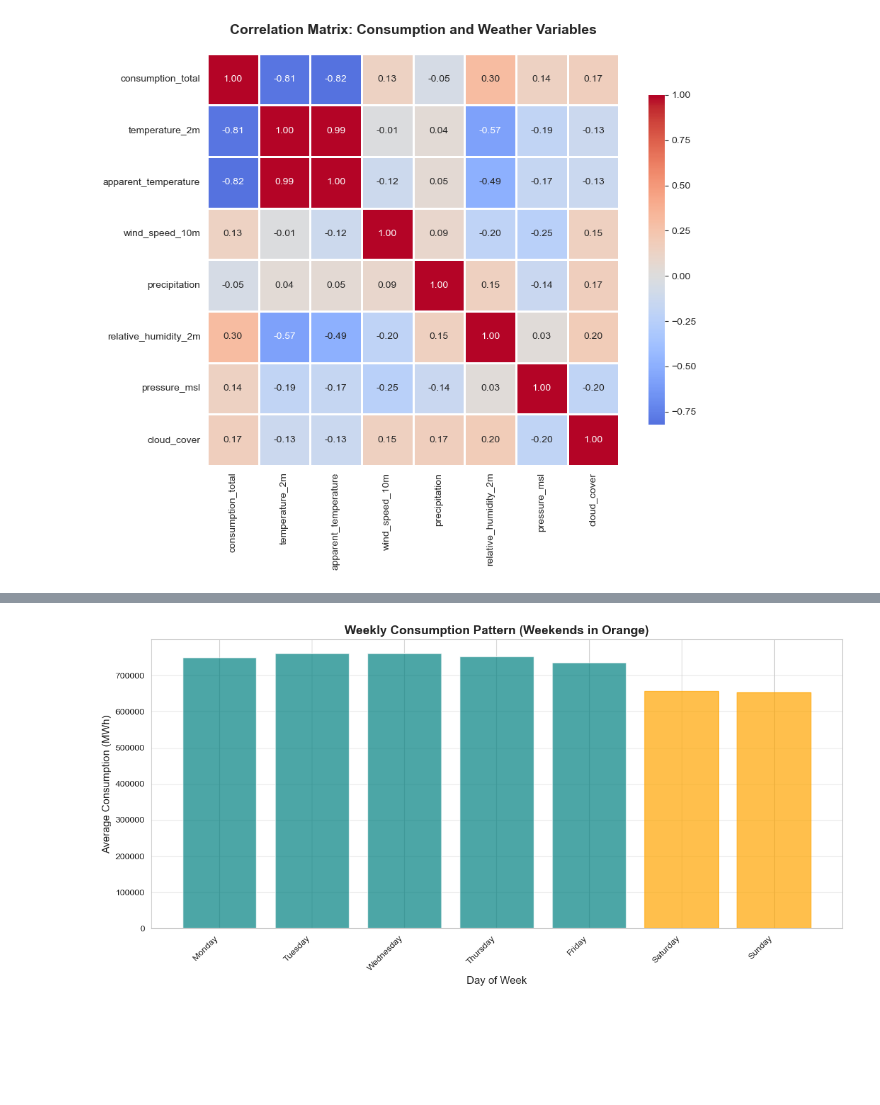
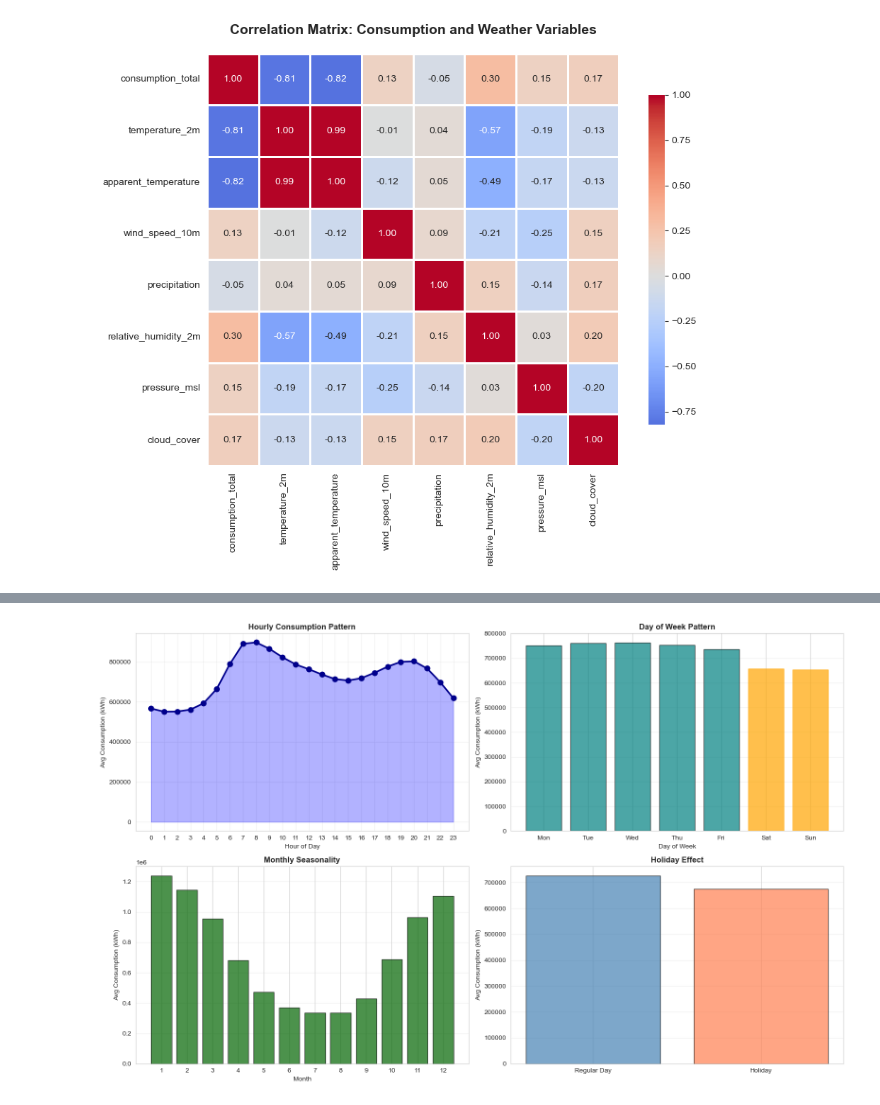
Before and after one commit to SLI0124/diplomovy-projekt, a Jupyter notebook: notebooks/eda_merged_dataset.ipynb, the cells around one changed output, grey strips where cells are left out. Saved outputs shown, nothing was run; the diff lists cells and outputs as text; code cells hidden in the pictures; blank space fills up the shorter version.

```diff
--- a/notebooks/eda_merged_dataset.ipynb
+++ b/notebooks/eda_merged_dataset.ipynb
@@ -106,0 +82,14 @@ missing_values
+# %%
+negative_summary = []
+
+for col in consumption_cols:
+    negative_count = (df[col] < 0).sum()
+    if negative_count > 0:
+        negative_summary.append({
+            "column": col,
+            "negative_count": negative_count
+        })
+
+negative_summary_df = pd.DataFrame(negative_summary)
+
+negative_summary_df
@@ -193,7 +235,7 @@ for col in consumption_cols:
         df_clean.loc[df_clean[col] < 0, col] = np.nan
 
 # Apply IQR outlier removal with multiplier=1.5 (can be adjusted)
-IQR_MULTIPLIER = 1.5
+IQR_MULTIPLIER = 6 # for keeping as much data as possible for this stage
 
 print(f"\nApplying IQR method with multiplier={IQR_MULTIPLIER}")
 print("=" * 60)
@@ -705,27 +776,57 @@ plt.show()
 # %%
-# Day of Week Pattern
-day_names = [
-	'Monday', 'Tuesday', 'Wednesday', 'Thursday',
-	'Friday', 'Saturday', 'Sunday'
-]
+# Consolidated Temporal Patterns
+fig, axes = plt.subplots(2, 2, figsize=(16, 10))
+
+# 1. Hourly pattern (24-hour cycle)
+hourly_pattern = df_clean.groupby('hour')['consumption_total'].mean()
+axes[0, 0].plot(hourly_pattern.index, hourly_pattern.values,
+                marker='o', linewidth=2.5, markersize=8, color='darkblue')
+axes[0, 0].fill_between(hourly_pattern.index, hourly_pattern.values,
+                         alpha=0.3, color='blue')
+axes[0, 0].set_title('Hourly Consumption Pattern', fontsize=12, fontweight='bold')
+axes[0, 0].set_xlabel('Hour of Day')
+axes[0, 0].set_ylabel('Avg Consumption (kWh)')
+axes[0, 0].set_xticks(range(0, 24))
+axes[0, 0].grid(True, alpha=0.3)
+
+# 2. Day of week pattern
+day_names = ['Mon', 'Tue', 'Wed', 'Thu', 'Fri', 'Sat', 'Sun']
 dow_pattern = df_clean.groupby('day_of_week')['consumption_total'].mean()
+bars = axes[0, 1].bar(range(7), dow_pattern.values, color='teal',
+                      alpha=0.7, edgecolor='black')
+bars[5].set_color('orange')  # Saturday
+bars[6].set_color('orange')  # Sunday
+axes[0, 1].set_title('Day of Week Pattern', fontsize=12, fontweight='bold')
+axes[0, 1].set_xlabel('Day of Week')
+axes[0, 1].set_ylabel('Avg Consumption (kWh)')
+axes[0, 1].set_xticks(range(7))
+axes[0, 1].set_xticklabels(day_names)
+axes[0, 1].grid(True, alpha=0.3, axis='y')
 
-fig, ax = plt.subplots(figsize=(12, 6))
-bars = ax.bar(range(7), dow_pattern.to_numpy(), color='teal', alpha=0.7)
+# 3. Monthly seasonality
+monthly_pattern = df_clean.groupby('month')['consumption_total'].mean()
+axes[1, 0].bar(monthly_pattern.index, monthly_pattern.values,
+               color='darkgreen', alpha=0.7, edgecolor='black')
+axes[1, 0].set_title('Monthly Seasonality', fontsize=12, fontweight='bold')
+axes[1, 0].set_xlabel('Month')
+axes[1, 0].set_ylabel('Avg Consumption (kWh)')
+axes[1, 0].set_xticks(range(1, 13))
+axes[1, 0].grid(True, alpha=0.3, axis='y')
 
-# Highlight weekends
-bars[5].set_color('orange')
-bars[6].set_color('orange')
+# 4. Holiday vs Non-Holiday
+holiday_comparison = df_clean.groupby('holiday')['consumption_total'].mean()
+axes[1, 1].bar(['Regular Day', 'Holiday'], holiday_comparison.values,
+               color=['steelblue', 'coral'], alpha=0.7, edgecolor='black')
+axes[1, 1].set_title('Holiday Effect', fontsize=12, fontweight='bold')
+axes[1, 1].set_ylabel('Avg Consumption (kWh)')
+axes[1, 1].grid(True, alpha=0.3, axis='y')
 
-ax.set_xlabel('Day of Week', fontsize=12)
-ax.set_ylabel('Average Consumption (MWh)', fontsize=12)
-ax.set_title('Weekly Consumption Pattern (Weekends in Orange)',
-             fontsize=14,
-             fontweight='bold')
-ax.set_xticks(range(7))
-ax.set_xticklabels(day_names, rotation=45, ha='right')
-ax.grid(True, alpha=0.3, axis='y')
 plt.tight_layout()
 plt.show()
+
+print(f"Peak hour: {hourly_pattern.idxmax()}:00 ({hourly_pattern.max():,.0f} kWh)")
+print(f"Lowest hour: {hourly_pattern.idxmin()}:00 ({hourly_pattern.min():,.0f} kWh)")
+print(f"Weekend consumption: {dow_pattern.iloc[5:].mean():,.0f} kWh (avg)")
+print(f"Weekday consumption: {dow_pattern.iloc[:5].mean():,.0f} kWh (avg)")
 # %% [output]
-[figure, old version]
+[figure, new version]
```
Also changed, not shown: parts of 38 cells of this notebook, 1 other file.
